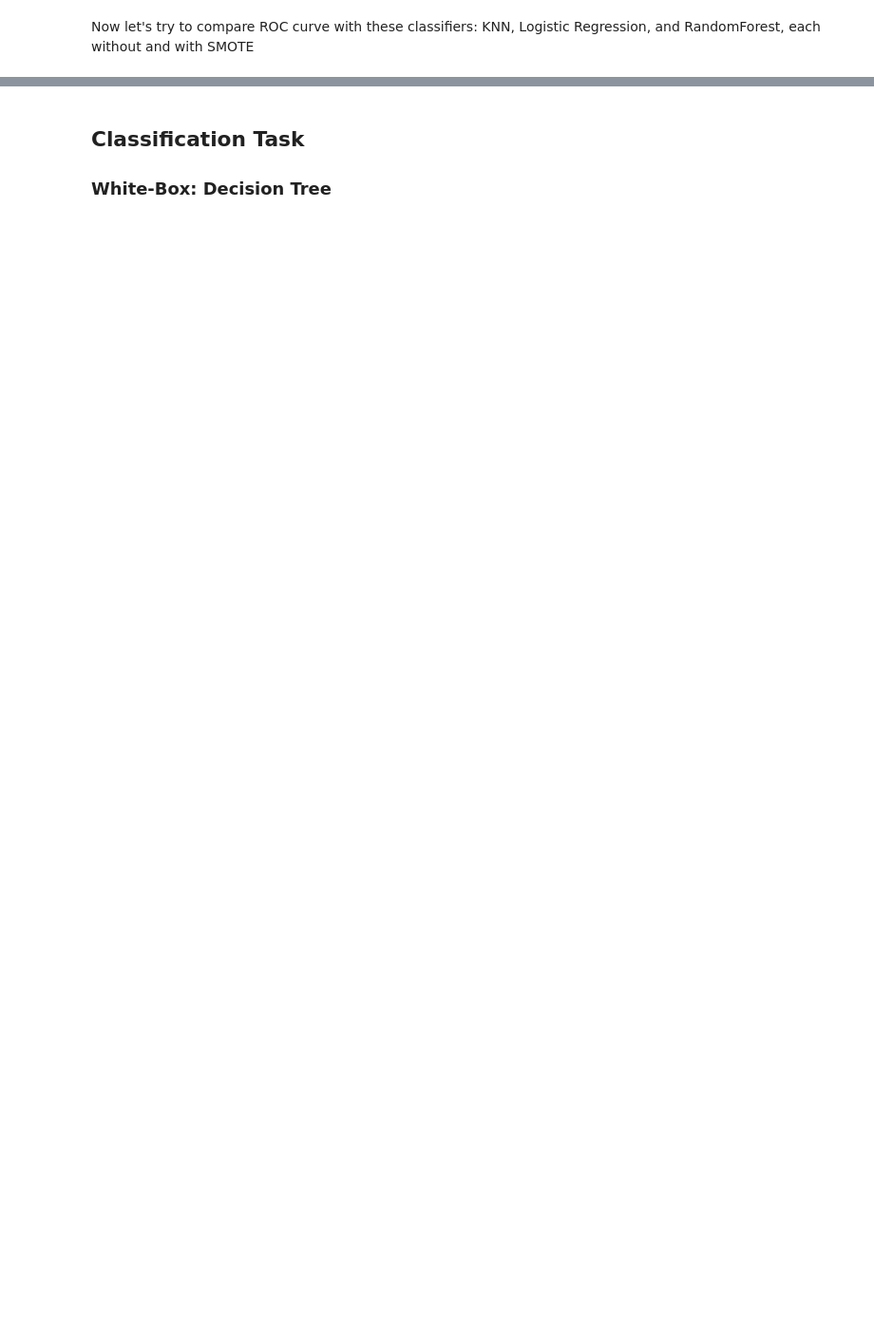
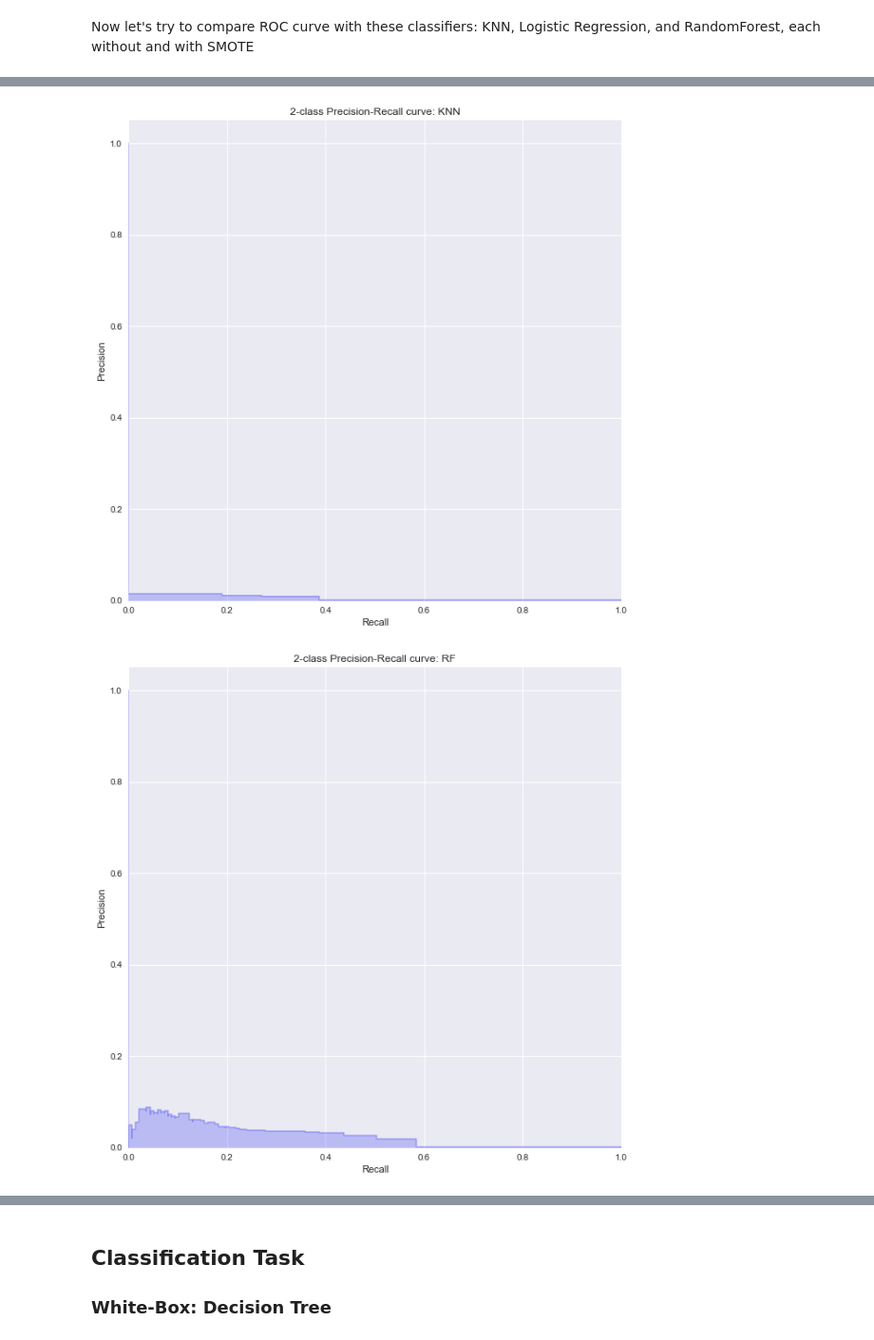
Before and after one commit to enreina/cs4035-lab, a Jupyter notebook: lab1/fraud_detection.ipynb, the cells around one changed output, grey strips where cells are left out. Shown at 95% size. Cells and saved outputs as stored; diff of their text form; code cells hidden in the pictures; blank space fills up the shorter version.

```diff
--- a/lab1/fraud_detection.ipynb
+++ b/lab1/fraud_detection.ipynb
@@ -697,0 +640,17 @@ for k in clf_dict.keys():
+# %%
+# plot the PR curve
+for k in clf_dict.keys():
+    plt.step(clf_dict[k]['smote']['recall'], clf_dict[k]['smote']['precision'], color='b', alpha=0.2,
+         where='post')
+    plt.fill_between(clf_dict[k]['smote']['recall'], clf_dict[k]['smote']['precision'], step='post', alpha=0.2,
+                     color='b')
+
+    plt.xlabel('Recall')
+    plt.ylabel('Precision')
+    plt.ylim([0.0, 1.05])
+    plt.xlim([0.0, 1.0])
+    plt.title('2-class Precision-Recall curve: ' + k.upper())
+    plt.show()
+# %% [output]
+[figure, added]
+[figure, added]
```
Also changed, not shown: parts of 20 cells of this notebook, 1 other file.
